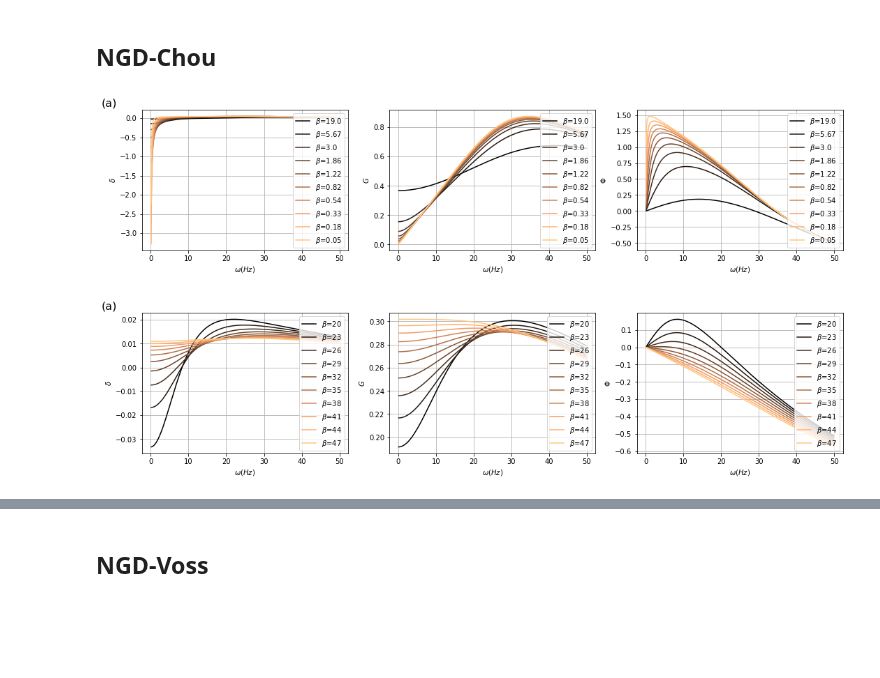
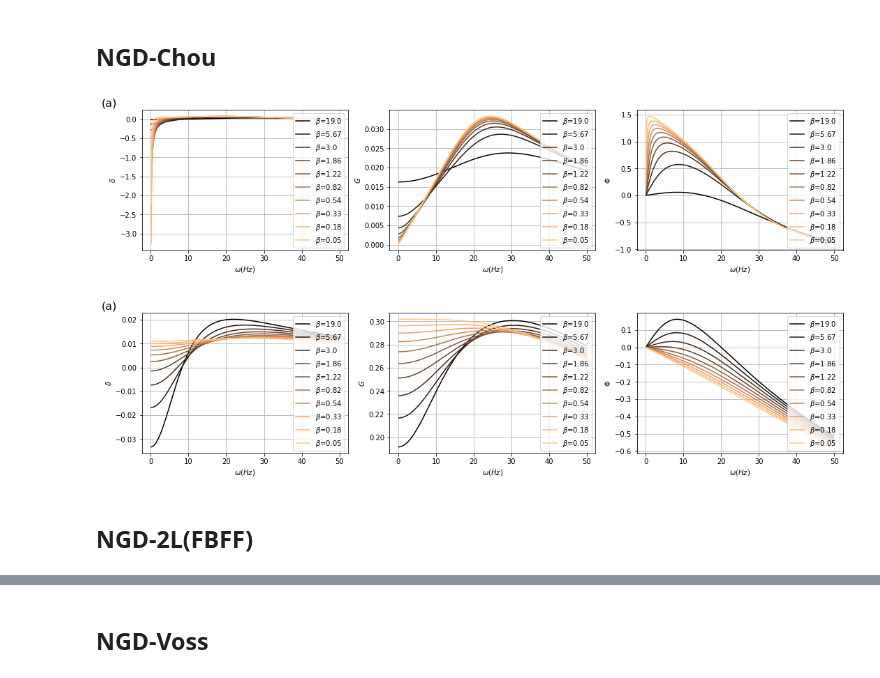
Before and after one commit to llincooi/retina_python, a Jupyter notebook: WF/Frequency Relationship of Models.ipynb, the cells around one changed output, grey strips where cells are left out. Saved outputs shown, nothing was run; the diff lists cells and outputs as text; code cells hidden in the pictures; blank space fills up the shorter version.

```diff
--- a/WF/Frequency Relationship of Models.ipynb
+++ b/WF/Frequency Relationship of Models.ipynb
@@ -87,38 +87,41 @@ betas = (1-lambdas)/lambdas
 # %% [markdown]
 ## NGD-Chou
 # %%
-k = 40.
-alpha = 45.7
-g = 30.
-phi = 1.
+# k = 40.
+# alpha = 45.7
+# g = 30.
+# phi = 1.
+k=1
+g=600
+alpha=30
 
 dOmega = 0.1
 fig, ax = plt.subplots(nrows =1, ncols =3)
 for axi in ax:
     axi.set_prop_cycle(plt.cycler('color', plt.cm.copper(np.linspace(0, 1, len(betas)))))
     axi.set_xlabel(r'$\omega (Hz)$')
     axi.grid()
 for beta in betas:
     omega = np.arange(dOmega,50,dOmega)
     H = k/(omega*1j+alpha+(k*phi*g/(omega*1j+beta)))#/(omega*1j)
     G = np.abs(H)
     Phi = np.angle(H)
     delta = -np.append(np.diff(Phi),0)/dOmega
 
     delta_phase = -(Phi-np.pi/2)/omega
 
     ax[0].plot(omega[:-1], delta[:-1])
     ax[0].set_ylabel(r'$\delta$')
     ax[1].plot(omega,G)
     ax[1].set_ylabel(r'$G$')
     ax[2].plot(omega,Phi)
     ax[2].set_ylabel(r'$\Phi$')
 for axi in ax:
     axi.legend( [r'$\beta$='+str(round(beta,2)) for beta in betas], loc='best')
 fig.text(0.08,0.9,'(a)', fontsize = 16)
 fig.set_size_inches(18,3*(np.sqrt(5)-1))
 # %% [output]
-[figure, old version]
+[figure, new version]
 # %%
 k = 23.
 alpha = 60.
@@ -131,8 +134,8 @@ for axi in ax:
     axi.set_prop_cycle(plt.cycler('color', plt.cm.copper(np.linspace(0, 1, len(betas)))))
     axi.set_xlabel(r'$\omega (Hz)$')
     axi.grid()
-betas = np.arange(20,50,3)
-for beta in betas:
+newbetas = np.arange(20,50,3)
+for beta in newbetas:
     omega = np.arange(dOmega,50,dOmega)
     H = (k-(k*phi*g/(omega*1j+beta)))/(omega*1j+alpha)#/(omega*1j)
     G = np.abs(H)
@@ -152,4 +155,6 @@ for axi in ax:
 fig.text(0.08,0.9,'(a)', fontsize = 16)
 fig.set_size_inches(18,3*(np.sqrt(5)-1))
 # %% [output]
-[figure, old version]
+[figure, new version]
+# %% [markdown]
+## NGD-2L(FBFF)
```
Also changed, not shown: parts of 10 cells of this notebook, 16 other files.
